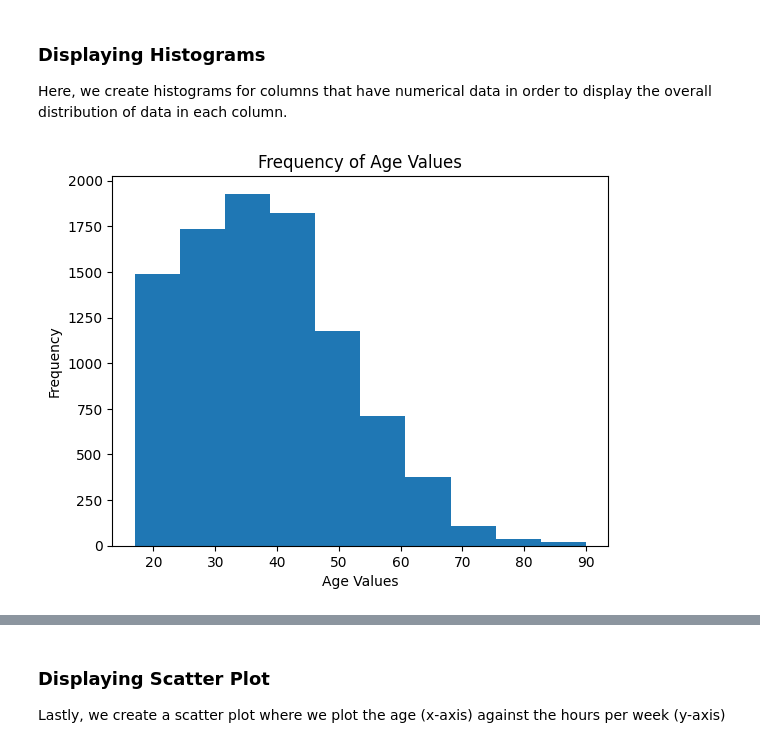
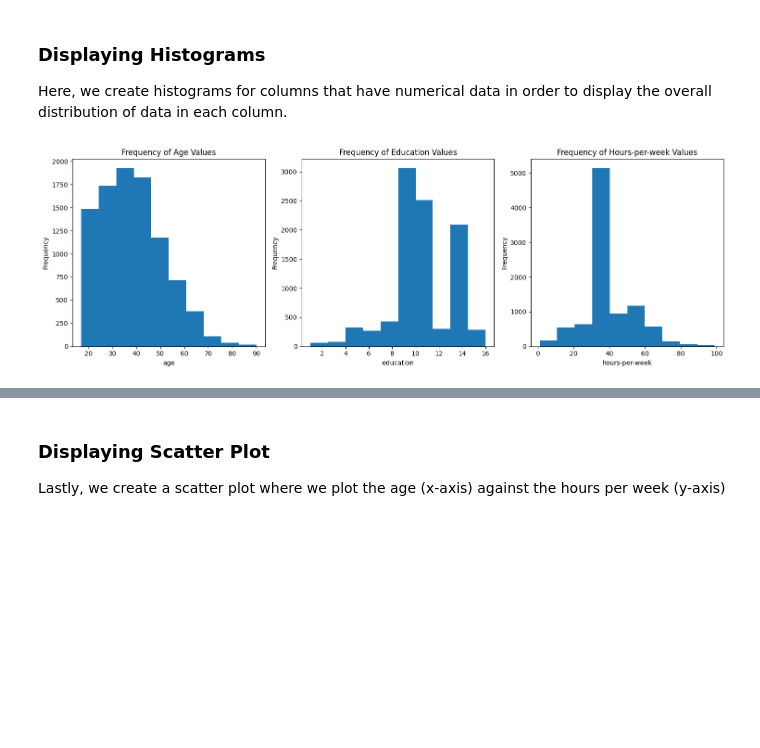
Before and after one commit to CSC-2611-AI-Tools/Week-Six-Lab-Repository, a Jupyter notebook: chowdhuryj_lab_6.ipynb, the cells around one changed output, grey strips where cells are left out. Saved outputs shown, nothing was run; the diff lists cells and outputs as text; code cells hidden in the pictures; blank space fills up the shorter version.

```diff
--- a/chowdhuryj_lab_6.ipynb
+++ b/chowdhuryj_lab_6.ipynb
@@ -109,11 +111,26 @@ plt.show()
 ### Displaying Histograms
 Here, we create histograms for columns that have numerical data in order to display the overall distribution of data in each column.
 # %%
-# displaying histogram for age
-plt.hist(read_data['age'])
-plt.xlabel("Age Values")
-plt.ylabel("Frequency")
-plt.title("Frequency of Age Values")
+# displaying histograms of multiple columns
+
+histogram_columns = ['age', 'education', 'hours-per-week']
+
+figure, axes = plt.subplots(1, len(histogram_columns), figsize=(15, 5))  # Adjust figsize for better visualization
+
+
+for i, column in enumerate(histogram_columns):
+    axes[i].hist(read_data[column])  # Adjust bins and color as needed
+    axes[i].set_xlabel(column)
+    axes[i].set_ylabel("Frequency")
+    axes[i].set_title(f"Frequency of {column.capitalize()} Values")
+
+plt.tight_layout()
 plt.show()
+
+# plt.hist(read_data['age'])
+# plt.xlabel("Age Values")
+# plt.ylabel("Frequency")
+# plt.title("Frequency of Age Values")
+# plt.show()
 # %% [output]
-[figure, old version]
+[figure, new version]
```
Also changed, not shown: parts of 67 cells of this notebook, 2 other files.
